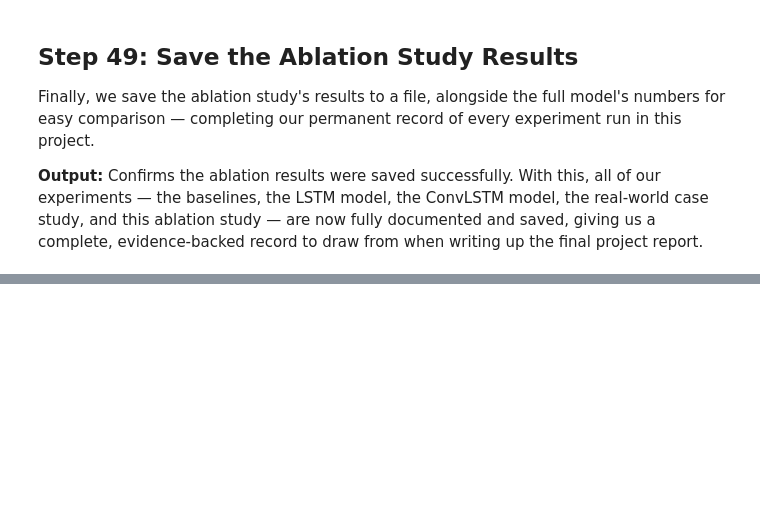
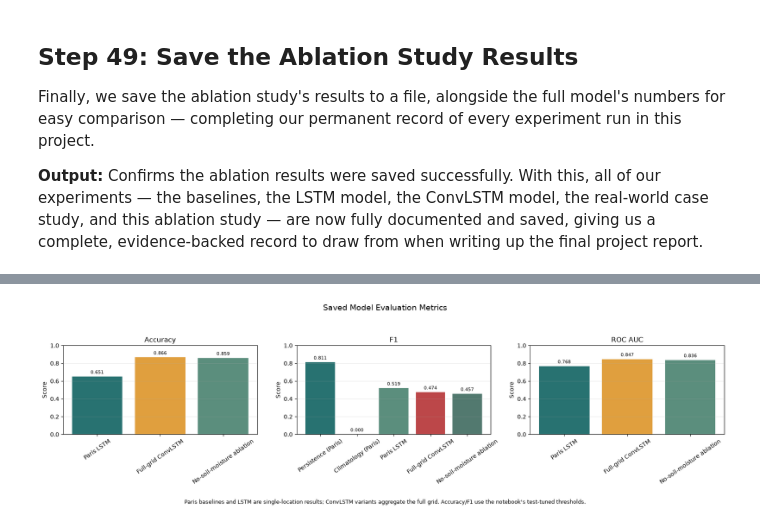
Before and after one commit to AnishAnimesh/Honours-Project-final-yr-, a Jupyter notebook: 01_data_exploration.ipynb, the cells around one changed output, grey strips where cells are left out. Saved outputs shown, nothing was run; the diff lists cells and outputs as text; code cells hidden in the pictures; blank space fills up the shorter version.

```diff
--- a/01_data_exploration.ipynb
+++ b/01_data_exploration.ipynb
@@ -5,7 +5,18 @@
 
 This notebook walks through the full project: collecting historical weather data, preparing it, building two prediction models (a simple one and an advanced one), testing them, and checking how well they would have predicted the real August 2026 European heat wave.
 # %%
+%pip install xarray cfgrib
 import xarray as xr
-ds = xr.open_dataset("data.grib", engine="cfgrib")
+from pathlib import Path
+data_path = next(Path.cwd().rglob("data.grib"), None)
+
+if data_path is None:
+    raise FileNotFoundError(
+        "Required ERA5 input 'data.grib' was not found. The .idx sidecar is only an "
+        "index and cannot replace the GRIB data file. Download or copy the complete "
+        f"data.grib file into this project (or a subfolder). Search started at: {Path.cwd()}"
+    )
+
+ds = xr.open_dataset(data_path, engine="cfgrib")
 print(ds)
 # %% [output]
@@ -1740,0 +1869,76 @@ Finally, we save the ablation study's results to a file, alongside the full mode
+# %%
+# Saved aggregate results are available even when raw weather arrays are not.
+metric_rows = [
+    {
+        "Model": "Persistence (Paris)",
+        "Accuracy": np.nan,
+        "F1": lstm_results_eval["baseline_persistence_f1"],
+        "ROC AUC": np.nan,
+    },
+    {
+        "Model": "Climatology (Paris)",
+        "Accuracy": np.nan,
+        "F1": lstm_results_eval["baseline_climatology_f1"],
+        "ROC AUC": np.nan,
+    },
+    {
+        "Model": "Paris LSTM",
+        "Accuracy": lstm_results_eval["accuracy"],
+        "F1": lstm_results_eval["f1_score"],
+        "ROC AUC": lstm_results_eval["auc"],
+    },
+    {
+        "Model": "Full-grid ConvLSTM",
+        "Accuracy": convlstm_results_eval["accuracy"],
+        "F1": convlstm_results_eval["f1_score"],
+        "ROC AUC": convlstm_results_eval["auc"],
+    },
+    {
+        "Model": "No-soil-moisture ablation",
+        "Accuracy": ablation_results_eval["accuracy"],
+        "F1": ablation_results_eval["f1_score"],
+        "ROC AUC": ablation_results_eval["auc"],
+    },
+]
+metrics_table = pd.DataFrame(metric_rows).set_index("Model")
+fig, axes = plt.subplots(1, 3, figsize=(17, 5))
+metric_colors = ["#287271", "#e09f3e", "#5b8e7d", "#bc4749", "#52796f"]
+for axis, metric_name in zip(axes, ["Accuracy", "F1", "ROC AUC"]):
+    values = metrics_table[metric_name].dropna()
+    bars = axis.bar(values.index, values.values, color=metric_colors[:len(values)])
+    axis.set_title(metric_name)
+    axis.set_ylim(0, 1)
+    axis.set_ylabel("Score")
+    axis.tick_params(axis="x", labelrotation=35)
+    axis.bar_label(bars, fmt="%.3f", padding=3, fontsize=8)
+    axis.grid(axis="y", alpha=0.25)
+fig.suptitle("Saved Model Evaluation Metrics", fontsize=14)
+fig.text(
+    0.5,
+    0.01,
+    "Paris baselines and LSTM are single-location results; ConvLSTM variants aggregate the full grid. "
+    "Accuracy/F1 use the notebook's test-tuned thresholds.",
+    ha="center",
+    fontsize=9,
+)
+fig.tight_layout(rect=(0, 0.07, 1, 0.92))
+fig.savefig(plot_dir / "01_metric_comparison.png", dpi=160, bbox_inches="tight")
+plt.show()
+
+if "train_losses" in globals() and "val_losses" in globals():
+    fig, axis = plt.subplots(figsize=(8, 4))
+    epochs = np.arange(1, len(train_losses) + 1)
+    axis.plot(epochs, train_losses, label="Training loss", color="#287271")
+    axis.plot(epochs, val_losses, label="Validation loss", color="#bc4749")
+    axis.set(title="Paris LSTM Learning Curves", xlabel="Epoch", ylabel="Weighted BCE loss")
+    axis.legend()
+    axis.grid(alpha=0.25)
+    fig.tight_layout()
+    fig.savefig(plot_dir / "02_lstm_learning_curves.png", dpi=160, bbox_inches="tight")
+    plt.show()
+else:
+    print("LSTM learning curves were skipped because epoch loss history is not in the current kernel.")
+
+display(metrics_table.round(4))
+# %% [output]
+[figure, added]
```
Also changed, not shown: parts of 19 cells of this notebook, 15 other files.
